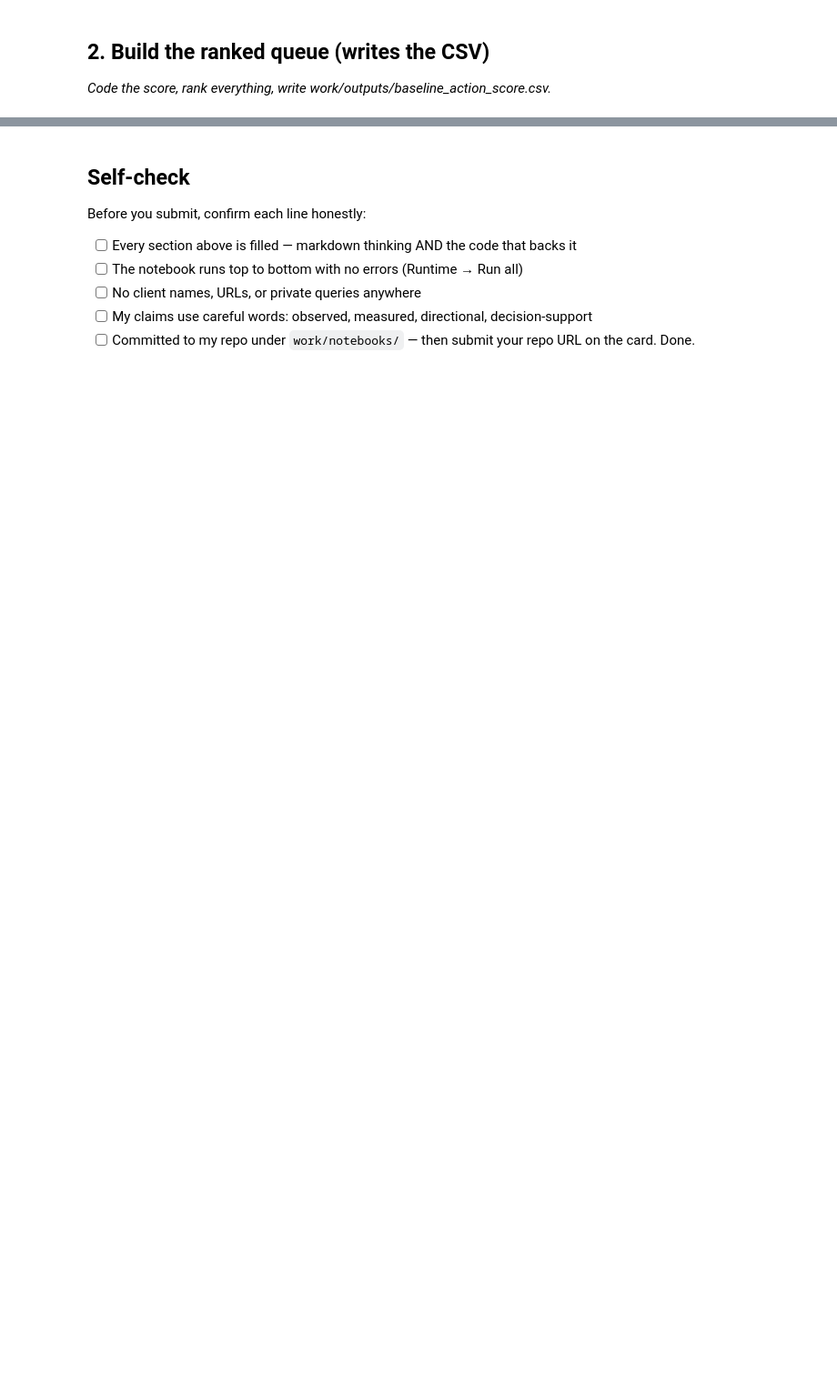
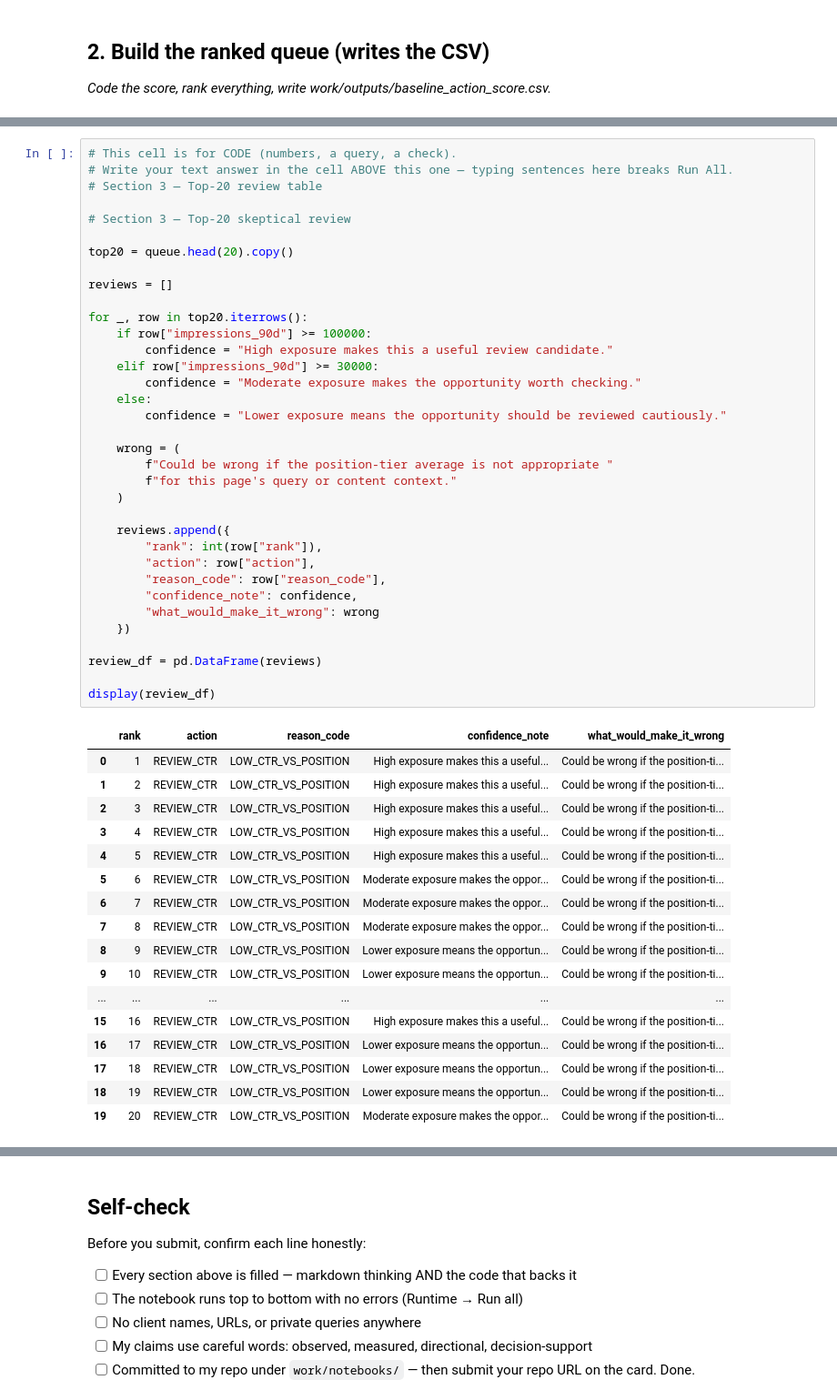
Before and after one commit to SUKRIT004/flyrank-ml-internship, a Jupyter notebook: work/notebooks/w04_baseline_score.ipynb, the cells around one changed output, grey strips where cells are left out. Shown at 91% size. Cells and saved outputs as stored; diff of their text form; blank space fills up the shorter version.

```diff
--- a/work/notebooks/w04_baseline_score.ipynb
+++ b/work/notebooks/w04_baseline_score.ipynb
@@ -19,0 +202,53 @@ This skeleton is yours to fill. Work the sections **in order** — each one has
+# %%
+# This cell is for CODE (numbers, a query, a check).
+# Write your text answer in the cell ABOVE this one — typing sentences here breaks Run All.
+# Section 3 — Top-20 review table
+
+# Section 3 — Top-20 skeptical review
+
+top20 = queue.head(20).copy()
+
+reviews = []
+
+for _, row in top20.iterrows():
+    if row["impressions_90d"] >= 100000:
+        confidence = "High exposure makes this a useful review candidate."
+    elif row["impressions_90d"] >= 30000:
+        confidence = "Moderate exposure makes the opportunity worth checking."
+    else:
+        confidence = "Lower exposure means the opportunity should be reviewed cautiously."
+
+    wrong = (
+        f"Could be wrong if the position-tier average is not appropriate "
+        f"for this page's query or content context."
+    )
+
+    reviews.append({
+        "rank": int(row["rank"]),
+        "action": row["action"],
+        "reason_code": row["reason_code"],
+        "confidence_note": confidence,
+        "what_would_make_it_wrong": wrong
+    })
+
+review_df = pd.DataFrame(reviews)
+
+display(review_df)
+# %% [output]
+|  | rank | action | reason_code | confidence_note | what_would_make_it_wrong |
+| 0 | 1 | REVIEW_CTR | LOW_CTR_VS_POSITION | High exposure makes this a useful... | Could be wrong if the position-ti... |
+| 1 | 2 | REVIEW_CTR | LOW_CTR_VS_POSITION | High exposure makes this a useful... | Could be wrong if the position-ti... |
+| 2 | 3 | REVIEW_CTR | LOW_CTR_VS_POSITION | High exposure makes this a useful... | Could be wrong if the position-ti... |
+| 3 | 4 | REVIEW_CTR | LOW_CTR_VS_POSITION | High exposure makes this a useful... | Could be wrong if the position-ti... |
+| 4 | 5 | REVIEW_CTR | LOW_CTR_VS_POSITION | High exposure makes this a useful... | Could be wrong if the position-ti... |
+| 5 | 6 | REVIEW_CTR | LOW_CTR_VS_POSITION | Moderate exposure makes the oppor... | Could be wrong if the position-ti... |
+| 6 | 7 | REVIEW_CTR | LOW_CTR_VS_POSITION | Moderate exposure makes the oppor... | Could be wrong if the position-ti... |
+| 7 | 8 | REVIEW_CTR | LOW_CTR_VS_POSITION | Moderate exposure makes the oppor... | Could be wrong if the position-ti... |
+| 8 | 9 | REVIEW_CTR | LOW_CTR_VS_POSITION | Lower exposure means the opportun... | Could be wrong if the position-ti... |
+| 9 | 10 | REVIEW_CTR | LOW_CTR_VS_POSITION | Lower exposure means the opportun... | Could be wrong if the position-ti... |
+| ... | ... | ... | ... | ... | ... |
+| 15 | 16 | REVIEW_CTR | LOW_CTR_VS_POSITION | High exposure makes this a useful... | Could be wrong if the position-ti... |
+| 16 | 17 | REVIEW_CTR | LOW_CTR_VS_POSITION | Lower exposure means the opportun... | Could be wrong if the position-ti... |
+| 17 | 18 | REVIEW_CTR | LOW_CTR_VS_POSITION | Lower exposure means the opportun... | Could be wrong if the position-ti... |
+| 18 | 19 | REVIEW_CTR | LOW_CTR_VS_POSITION | Lower exposure means the opportun... | Could be wrong if the position-ti... |
+| 19 | 20 | REVIEW_CTR | LOW_CTR_VS_POSITION | Moderate exposure makes the oppor... | Could be wrong if the position-ti... |
```
Also changed, not shown: parts of 12 cells of this notebook.
